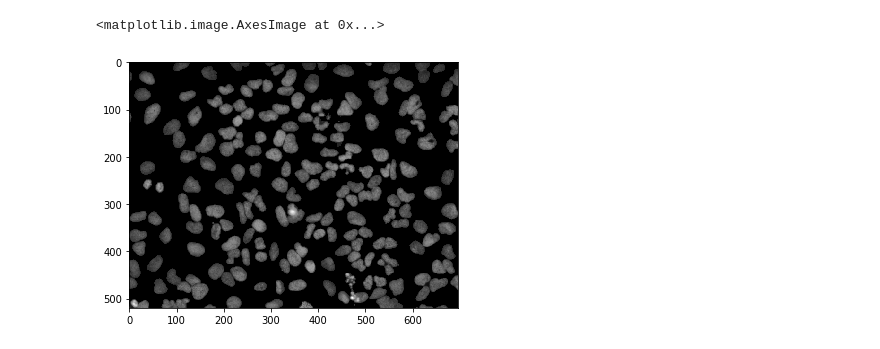
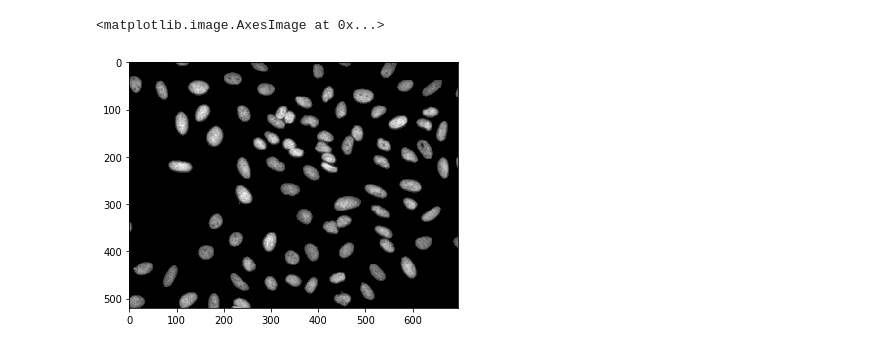
Before and after one commit to broadinstitute/skopy, a Jupyter notebook: skopy/data/notebooks/describe.ipynb, the cells around one changed output. Drawn from its saved outputs; the diff is of its cells as text; code cells hidden in the pictures.

```diff
--- a/skopy/data/notebooks/describe.ipynb
+++ b/skopy/data/notebooks/describe.ipynb
@@ -7,18 +8,18 @@ import skimage.io
 import sklearn.decomposition
 import skimage.transform
 # %%
-image = skimage.io.imread("../images/5.png")
-label = skimage.io.imread("../labels/5.png")
+image = skimage.io.imread("../images/1.png")
+label = skimage.io.imread("../labels/1.png")
 
 label = skimage.measure.label(label)
 
 image[label == 0] = 0
 
 image = skimage.exposure.rescale_intensity(image)
 
 skimage.io.imshow(image)
 # %% [output]
 <matplotlib.image.AxesImage at 0x...>
-[figure, old version]
+[figure, new version]
 # %%
 properties = skimage.measure.regionprops(label, image)
```
Also changed, not shown: parts of 29 cells of this notebook, 3 other files.
